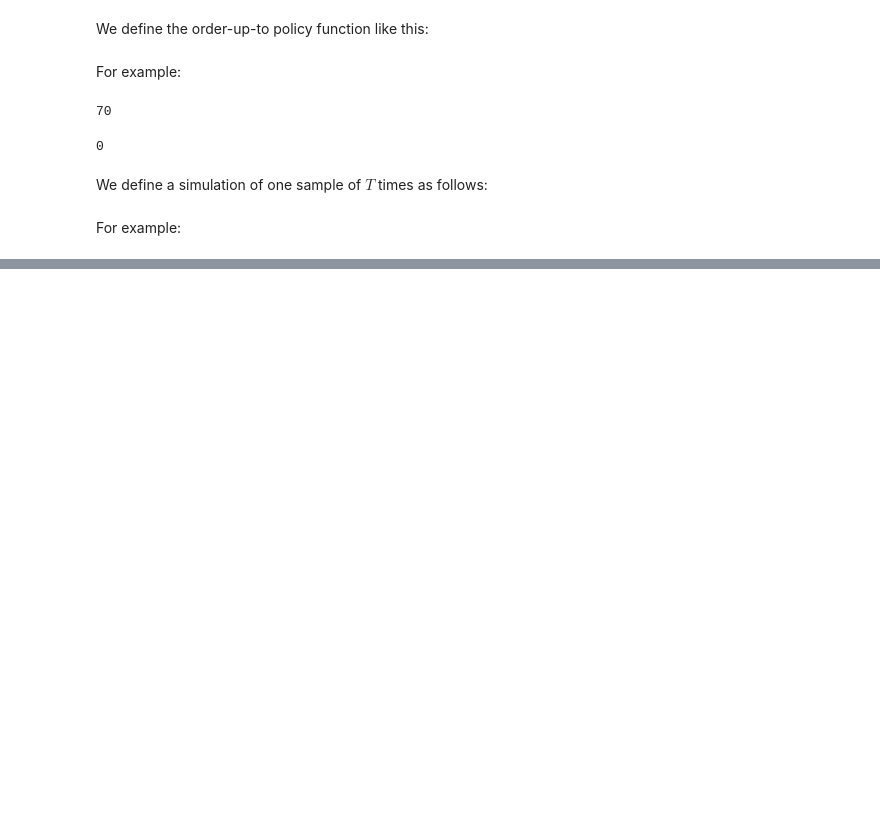
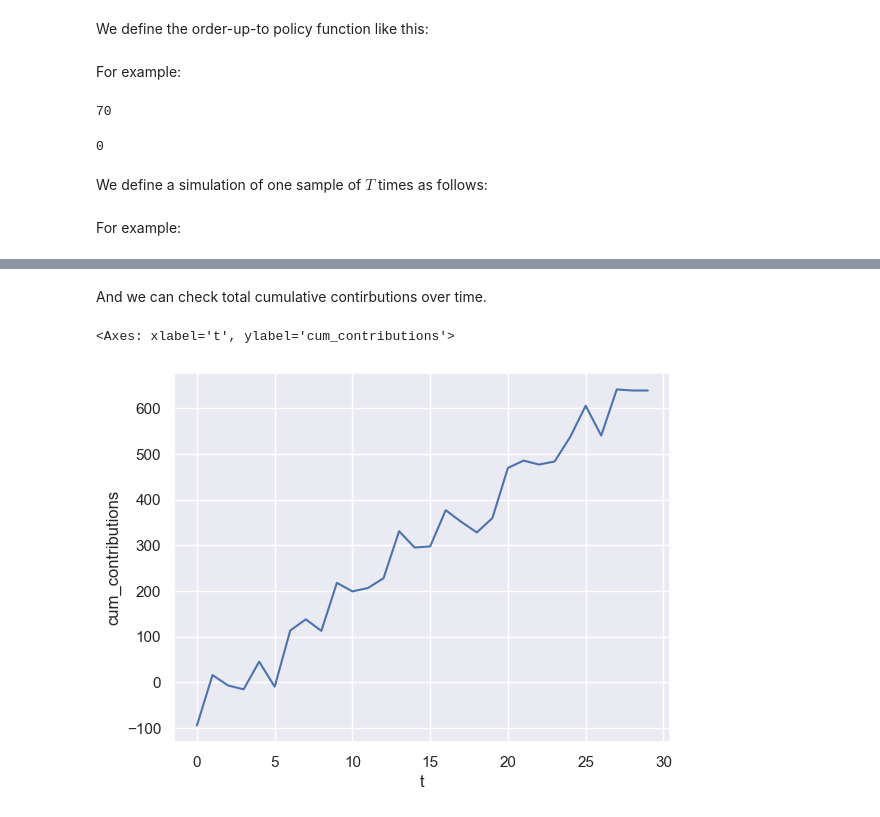
Before and after one commit to FA-Lichtenstein/OR-Notebooks, a Jupyter notebook: Powell-SDA/Chapter 1 Modeling SDPs.ipynb, the cells around one changed output, grey strips where cells are left out. Saved outputs shown, nothing was run; the diff lists cells and outputs as text; code cells hidden in the pictures; blank space fills up the shorter version.

```diff
--- a/Powell-SDA/Chapter 1 Modeling SDPs.ipynb
+++ b/Powell-SDA/Chapter 1 Modeling SDPs.ipynb
@@ -297,0 +296,8 @@ results
+# %% [markdown]
+And we can check total cumulative contirbutions over time.
+# %%
+cumsum = pd.DataFrame({'t':results['t'], 'cum_contributions': results['C_t'].cumsum()})
+sns.lineplot(data=cumsum, x="t", y='cum_contributions')
+# %% [output]
+<Axes: xlabel='t', ylabel='cum_contributions'>
+[figure, added]
```
Also changed, not shown: parts of 6 cells of this notebook.
